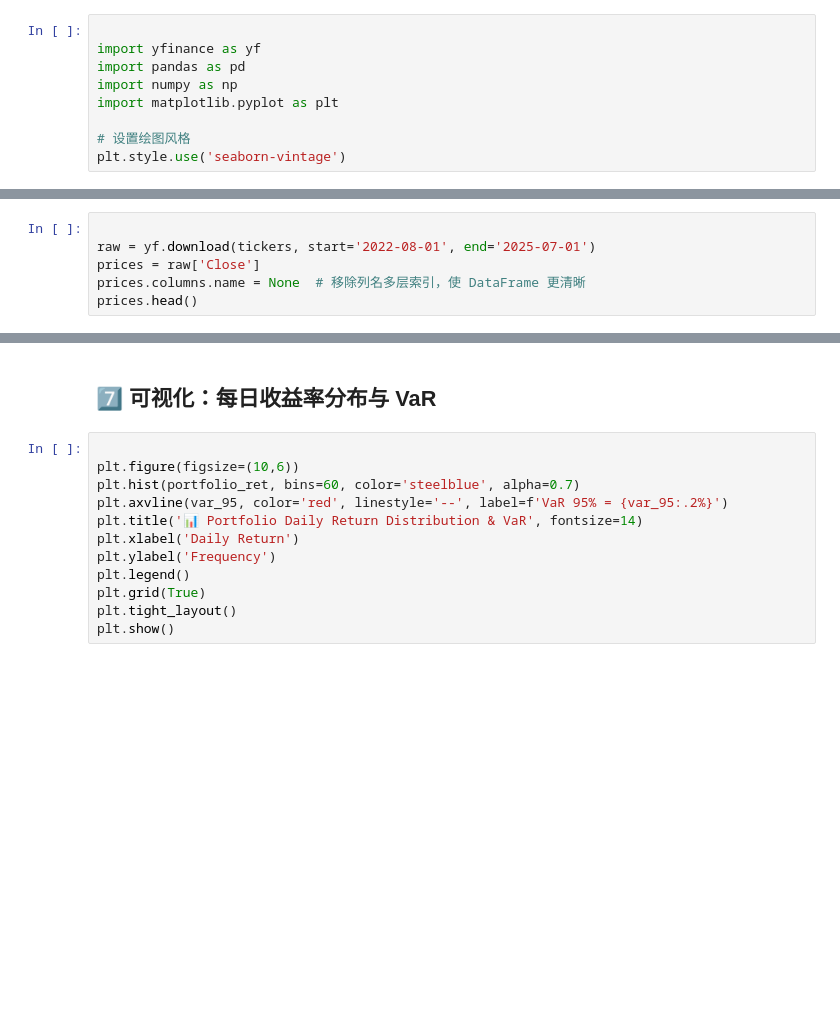
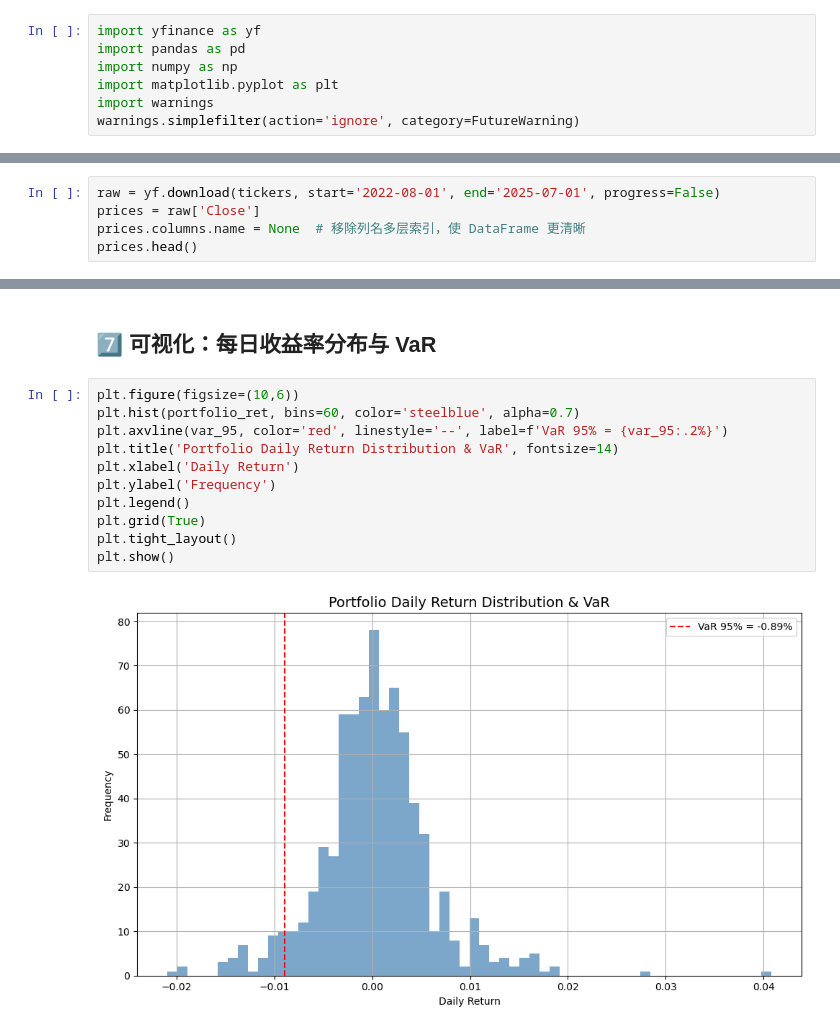
Before and after one commit to jumoalter/Coding-For-Finance, a Jupyter notebook: VaR_calculation_demo.ipynb, the cells around one changed output, grey strips where cells are left out. Saved outputs shown, nothing was run; the diff lists cells and outputs as text; blank space fills up the shorter version.

```diff
--- a/VaR_calculation_demo.ipynb
+++ b/VaR_calculation_demo.ipynb
@@ -5,14 +5,12 @@
 📌 本 notebook 用于演示如何使用 Python 进行 VaR（风险价值）计算，
 以等权重的债券ETF组合为例，利用历史模拟法估算 1-day 95% 的 VaR。
 # %%
-
 import yfinance as yf
 import pandas as pd
 import numpy as np
 import matplotlib.pyplot as plt
-
-# 设置绘图风格
-plt.style.use('seaborn-vintage')
+import warnings
+warnings.simplefilter(action='ignore', category=FutureWarning)
 # %% [markdown]
 
 ## 1️⃣ 设置组合成分
@@ -30,6 +27,5 @@ tickers = ['EMHY', 'HYEM', 'EMB', 'PCY', 'EMLC']
 # %%
-
-raw = yf.download(tickers, start='2022-08-01', end='2025-07-01')
+raw = yf.download(tickers, start='2022-08-01', end='2025-07-01', progress=False)
 prices = raw['Close']
 prices.columns.name = None  # 移除列名多层索引，使 DataFrame 更清晰
 prices.head()
@@ -68,14 +87,15 @@ print(f"💰 名义 VaR（对应 1000 万美元组合）: ${dollar_var:,.0f}\n")
 # %% [markdown]
 ## 7️⃣ 可视化：每日收益率分布与 VaR
 # %%
-
 plt.figure(figsize=(10,6))
 plt.hist(portfolio_ret, bins=60, color='steelblue', alpha=0.7)
 plt.axvline(var_95, color='red', linestyle='--', label=f'VaR 95% = {var_95:.2%}')
-plt.title('📊 Portfolio Daily Return Distribution & VaR', fontsize=14)
+plt.title('Portfolio Daily Return Distribution & VaR', fontsize=14)
 plt.xlabel('Daily Return')
 plt.ylabel('Frequency')
 plt.legend()
 plt.grid(True)
 plt.tight_layout()
 plt.show()
+# %% [output]
+[figure, added]
```
Also changed, not shown: parts of 7 cells of this notebook.
